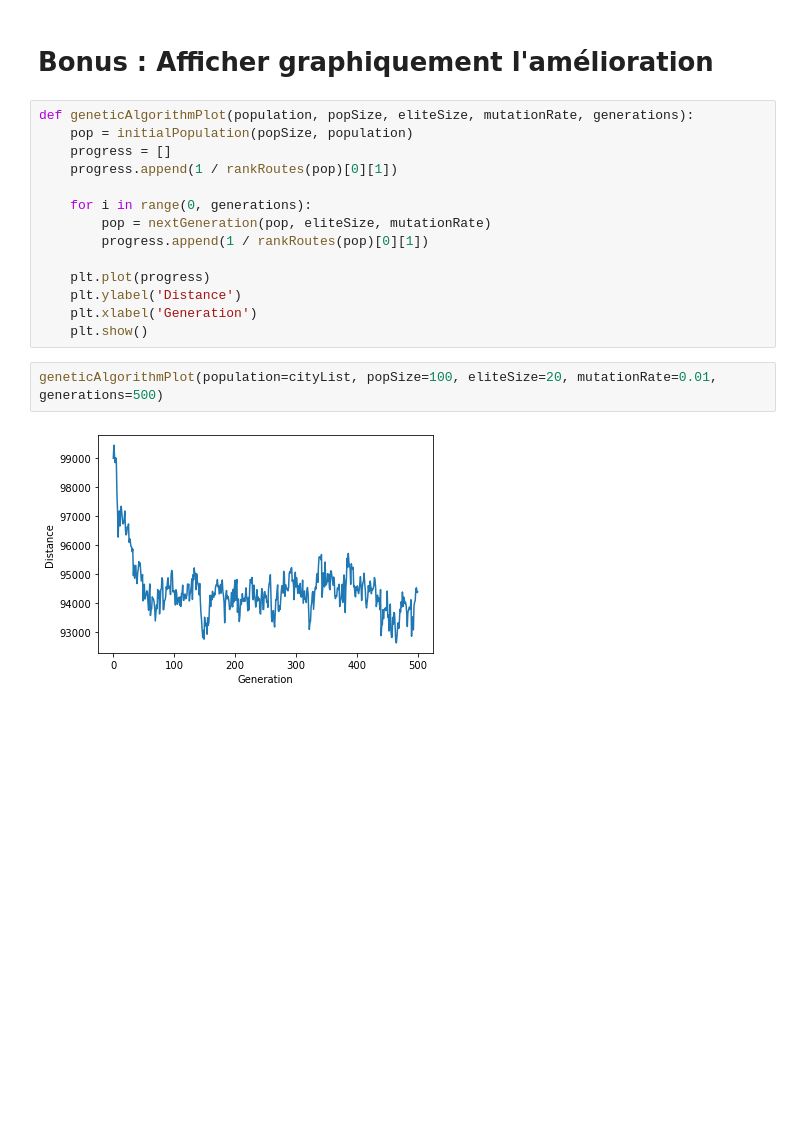
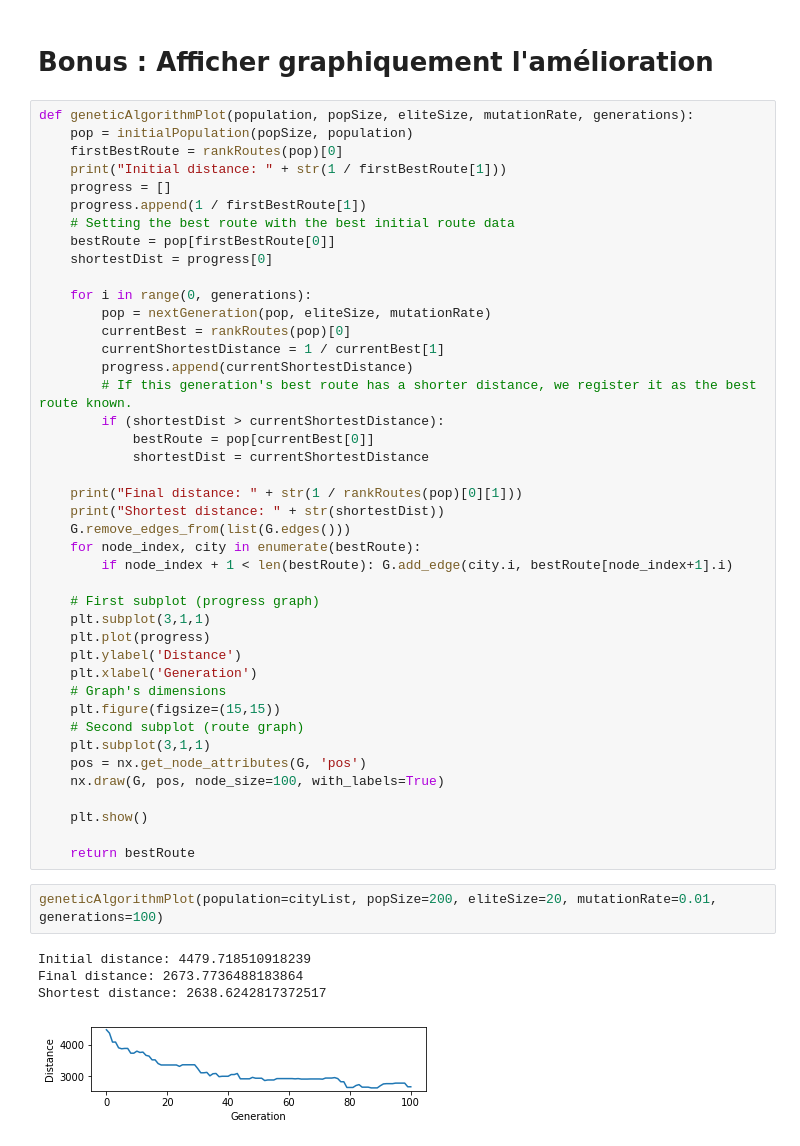
Before and after one commit to CoCodeur/VRP-PROJECT, a Jupyter notebook: AG/AlgorithmeGénétique.ipynb, the cells around one changed output. Cells and saved outputs as stored; diff of their text form; blank space fills up the shorter version.

Commit message:
Graphe du meilleur parcours (networkx)

```diff
--- a/AG/AlgorithmeGénétique.ipynb
+++ b/AG/AlgorithmeGénétique.ipynb
@@ -253,20 +263,51 @@ Final distance: 94426.29385609846
 # %% [markdown]
 # Bonus : Afficher graphiquement l'amélioration
-# %%
-def geneticAlgorithmPlot(population, popSize, eliteSize, mutationRate, generations):
-    pop = initialPopulation(popSize, population)
-    progress = []
-    progress.append(1 / rankRoutes(pop)[0][1])
-
-    for i in range(0, generations):
-        pop = nextGeneration(pop, eliteSize, mutationRate)
-        progress.append(1 / rankRoutes(pop)[0][1])
-
-    plt.plot(progress)
-    plt.ylabel('Distance')
-    plt.xlabel('Generation')
-    plt.show()
+# %%
+def geneticAlgorithmPlot(population, popSize, eliteSize, mutationRate, generations):
+    pop = initialPopulation(popSize, population)
+    firstBestRoute = rankRoutes(pop)[0]
+    print("Initial distance: " + str(1 / firstBestRoute[1]))
+    progress = []
+    progress.append(1 / firstBestRoute[1])
+    # Setting the best route with the best initial route data
+    bestRoute = pop[firstBestRoute[0]]
+    shortestDist = progress[0]
+
+    for i in range(0, generations):
+        pop = nextGeneration(pop, eliteSize, mutationRate)
+        currentBest = rankRoutes(pop)[0]
+        currentShortestDistance = 1 / currentBest[1]
+        progress.append(currentShortestDistance)
+        # If this generation's best route has a shorter distance, we register it as the best route known.
+        if (shortestDist > currentShortestDistance):
+            bestRoute = pop[currentBest[0]]
+            shortestDist = currentShortestDistance
+
+    print("Final distance: " + str(1 / rankRoutes(pop)[0][1]))
+    print("Shortest distance: " + str(shortestDist))
+    G.remove_edges_from(list(G.edges()))
+    for node_index, city in enumerate(bestRoute):
+        if node_index + 1 < len(bestRoute): G.add_edge(city.i, bestRoute[node_index+1].i)
+
+    # First subplot (progress graph)
+    plt.subplot(3,1,1)
+    plt.plot(progress)
+    plt.ylabel('Distance')
+    plt.xlabel('Generation')
+    # Graph's dimensions
+    plt.figure(figsize=(15,15))
+    # Second subplot (route graph)
+    plt.subplot(3,1,1)
+    pos = nx.get_node_attributes(G, 'pos')
+    nx.draw(G, pos, node_size=100, with_labels=True)
+
+    plt.show()
+
+    return bestRoute
 # %%
-geneticAlgorithmPlot(population=cityList, popSize=100, eliteSize=20, mutationRate=0.01, generations=500)
+geneticAlgorithmPlot(population=cityList, popSize=200, eliteSize=20, mutationRate=0.01, generations=100)
 # %% [output]
+Initial distance: 4479.718510918239
+Final distance: 2673.7736488183864
+Shortest distance: 2638.6242817372517
-[figure, old version]
+[figure, new version]
```
Also changed, not shown: parts of 6 cells of this notebook.
